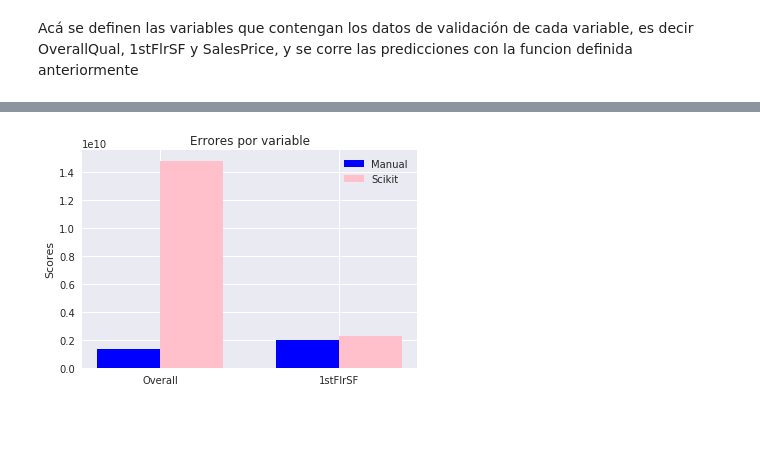
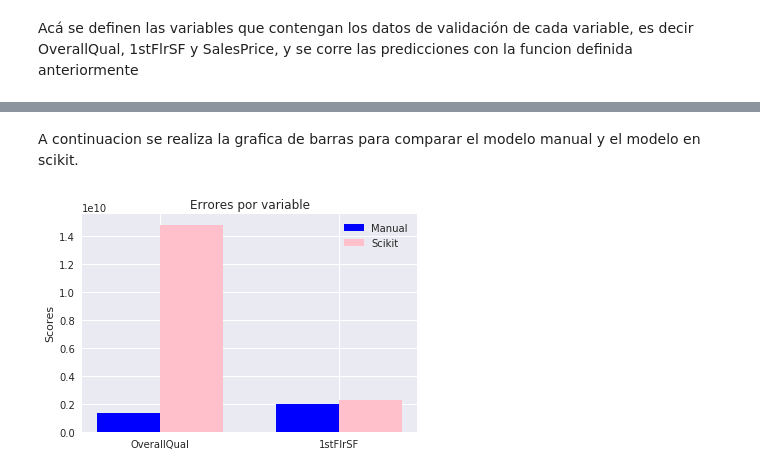
Before and after one commit to marcosfgalindog/python, a Jupyter notebook: proyecto_python/Proyecto_python_19001149.ipynb, the cells around one changed output, grey strips where cells are left out. Drawn from its saved outputs; the diff is of its cells as text; code cells hidden in the pictures; blank space fills up the shorter version.

```diff
--- a/proyecto_python/Proyecto_python_19001149.ipynb
+++ b/proyecto_python/Proyecto_python_19001149.ipynb
@@ -537,25 +526,24 @@ modelo_OverAll[1][-1]
+# %% [markdown]
+A continuacion se realiza la grafica de barras para comparar el modelo manual y el modelo en scikit.
 # %%
-
-modelado_manual = (modelo_OverAll[1][-1],modelo_FrstFlrSF[1][-1])
-
-
-ind = np.arange(2)
+#Aca se muestra la grafica que compara los errores del modelo manual y el modelo en scikit
 
 fig, ax = plt.subplots()
-rects1 = ax.bar(ind, men_means, 0.35, color='b')
-
+modelado_manual = (modelo_OverAll[1][-1],modelo_FrstFlrSF[1][-1])
 modelado_scikit = (Overall_error, FrstFlrSF_error)
 
-rects2 = ax.bar(ind + width, women_means, width, color='pink')
+ind = np.array([0,1])
 
+rects1 = ax.bar(ind, modelado_manual, 0.35, color='b')
+rects2 = ax.bar(ind + width, modelado_scikit, width, color='pink')
 
 ax.set_ylabel('Scores')
 ax.set_title('Errores por variable')
 ax.set_xticks(ind + width / 2)
-ax.set_xticklabels(('Overall', '1stFlrSF'))
+ax.set_xticklabels(('OverallQual', '1stFlrSF'))
 
 ax.legend((rects1[0], rects2[0]), ('Manual', 'Scikit'))
 
 plt.show()
 # %% [output]
-[figure, old version]
+[figure, new version]
```
Also changed, not shown: parts of 5 cells of this notebook.
